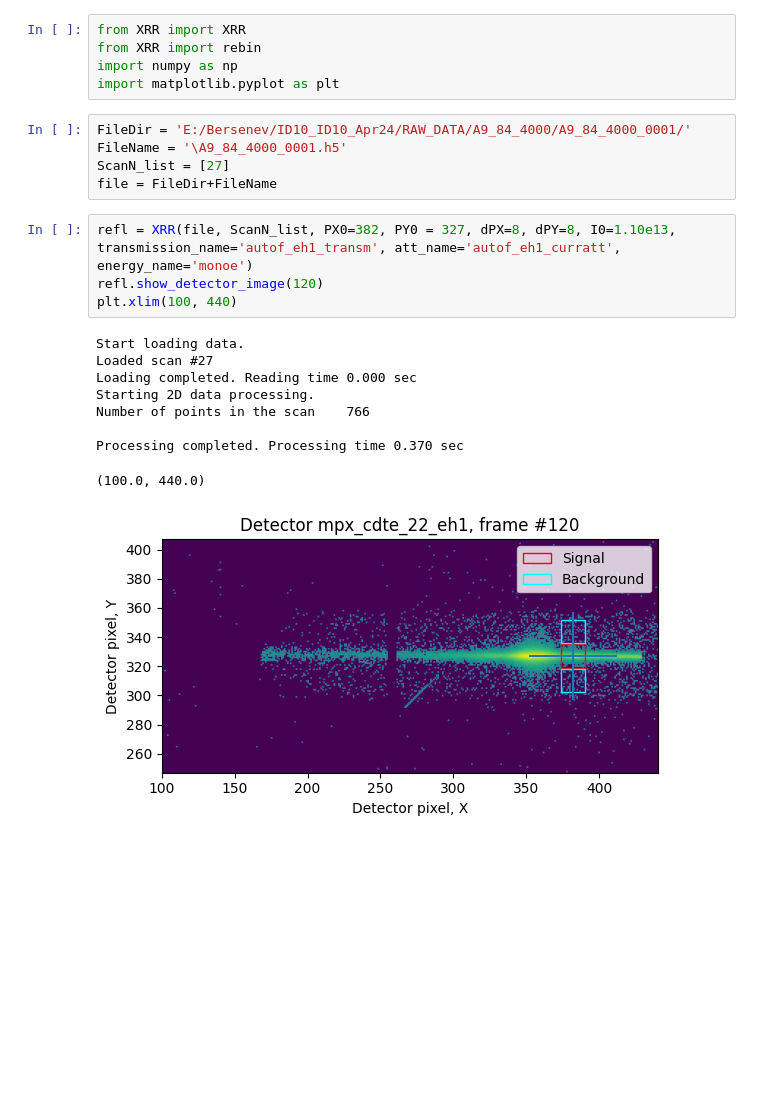
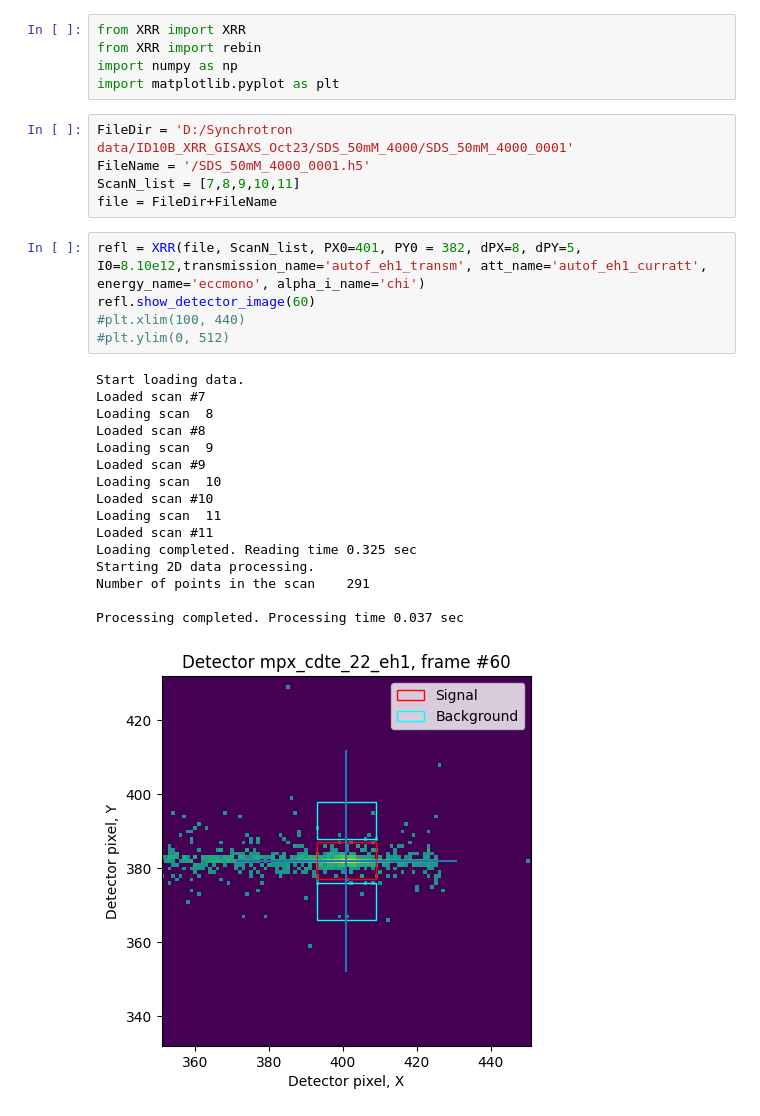
Before and after one commit to chelberserker/XRR_ID10, a Jupyter notebook: Processing_XRR_blc15314.ipynb, the cells around one changed output. Drawn from its saved outputs; the diff is of its cells as text; blank space fills up the shorter version.

```diff
--- a/Processing_XRR_blc15314.ipynb
+++ b/Processing_XRR_blc15314.ipynb
@@ -6,22 +6,30 @@ from XRR import rebin
 import numpy as np
 import matplotlib.pyplot as plt
 # %%
-FileDir = 'E:/Bersenev/ID10_ID10_Apr24/RAW_DATA/A9_84_4000/A9_84_4000_0001/'
-FileName = '\A9_84_4000_0001.h5'
-ScanN_list = [27]
+FileDir = 'D:/Synchrotron data/ID10B_XRR_GISAXS_Oct23/SDS_50mM_4000/SDS_50mM_4000_0001'
+FileName = '/SDS_50mM_4000_0001.h5'
+ScanN_list = [7,8,9,10,11]
 file = FileDir+FileName
 # %%
-refl = XRR(file, ScanN_list, PX0=382, PY0 = 327, dPX=8, dPY=8, I0=1.10e13, transmission_name='autof_eh1_transm', att_name='autof_eh1_curratt', energy_name='monoe')
-refl.show_detector_image(120)
-plt.xlim(100, 440)
+refl = XRR(file, ScanN_list, PX0=401, PY0 = 382, dPX=8, dPY=5, I0=8.10e12,transmission_name='autof_eh1_transm', att_name='autof_eh1_curratt', energy_name='eccmono', alpha_i_name='chi')
+refl.show_detector_image(60)
+#plt.xlim(100, 440)
+#plt.ylim(0, 512)
 # %% [output]
 Start loading data.
-Loaded scan #27
-Loading completed. Reading time 0.000 sec
+Loaded scan #7
+Loading scan  8
+Loaded scan #8
+Loading scan  9
+Loaded scan #9
+Loading scan  10
+Loaded scan #10
+Loading scan  11
+Loaded scan #11
+Loading completed. Reading time 0.325 sec
 Starting 2D data processing.
-Number of points in the scan    766
+Number of points in the scan    291
 
-Processing completed. Processing time 0.370 sec
+Processing completed. Processing time 0.037 sec
-(100.0, 440.0)
-[figure, old version]
+[figure, new version]
 # %%
```
Also changed, not shown: parts of 5 cells of this notebook, 2 other files.
